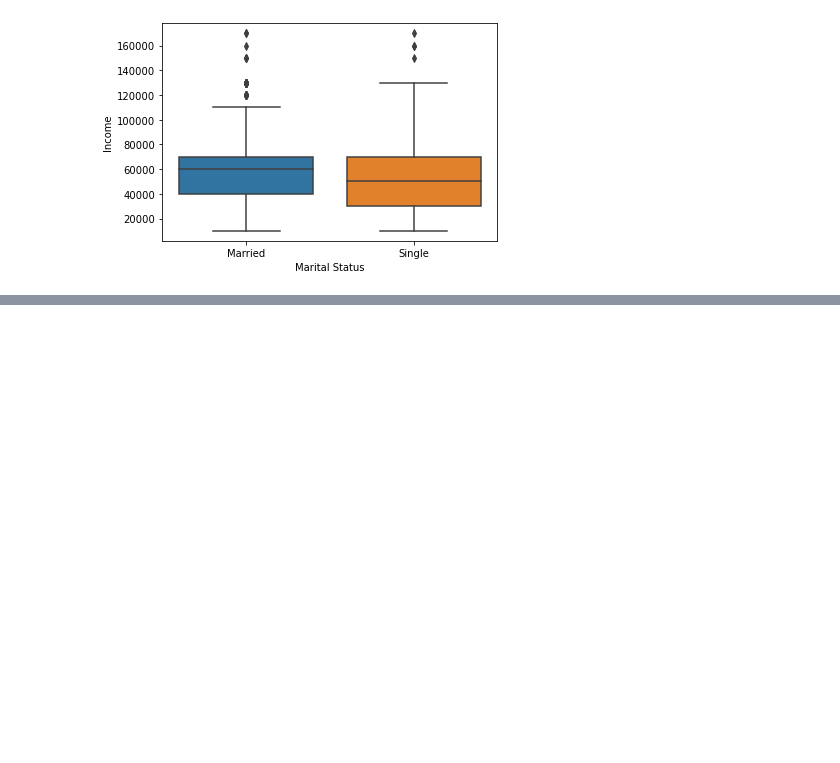
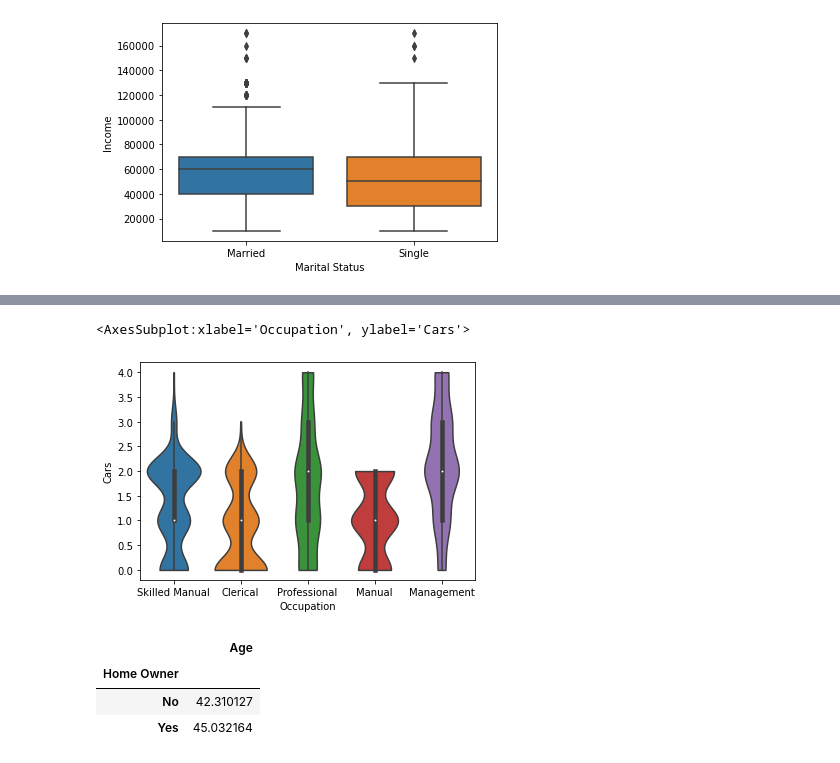
Before and after one commit to Mei0202/FDS-2023-1-CC52, a Jupyter notebook: TF.ipynb, the cells around one changed output, grey strips where cells are left out. Cells and saved outputs as stored; diff of their text form; code cells hidden in the pictures; blank space fills up the shorter version.

```diff
--- a/TF.ipynb
+++ b/TF.ipynb
@@ -79,0 +139,3 @@ bikeB2.describe()
+# %%
+#Creamos una nueva columna que indique con el valor 1 si es que el cliente tiene vehiculo, y 0 si no tiene
+bikeB2["Con_vehiculo"]=np.where(bikeB2["Cars"]>0,1,0)
@@ -79,0 +153,15 @@ bikeB2.describe()
+# %%
+
+sb.violinplot(x="Occupation",y="Cars",data=bikeB2,cut=0)
+# %% [output]
+<AxesSubplot:xlabel='Occupation', ylabel='Cars'>
+[figure, added]
+# %%
+#Promedio de edad de acuerdo si el cliente es o no es dueño de una casa
+HomeOwnerxAge = bikeB2[["Home Owner","Age"]].groupby("Home Owner")
+HomeOwnerxAge.mean()
+# %% [output]
+|  | Age |
+| Home Owner |  |
+| No | 42.310127 |
+| Yes | 45.032164 |
```
Also changed, not shown: parts of 15 cells of this notebook.
